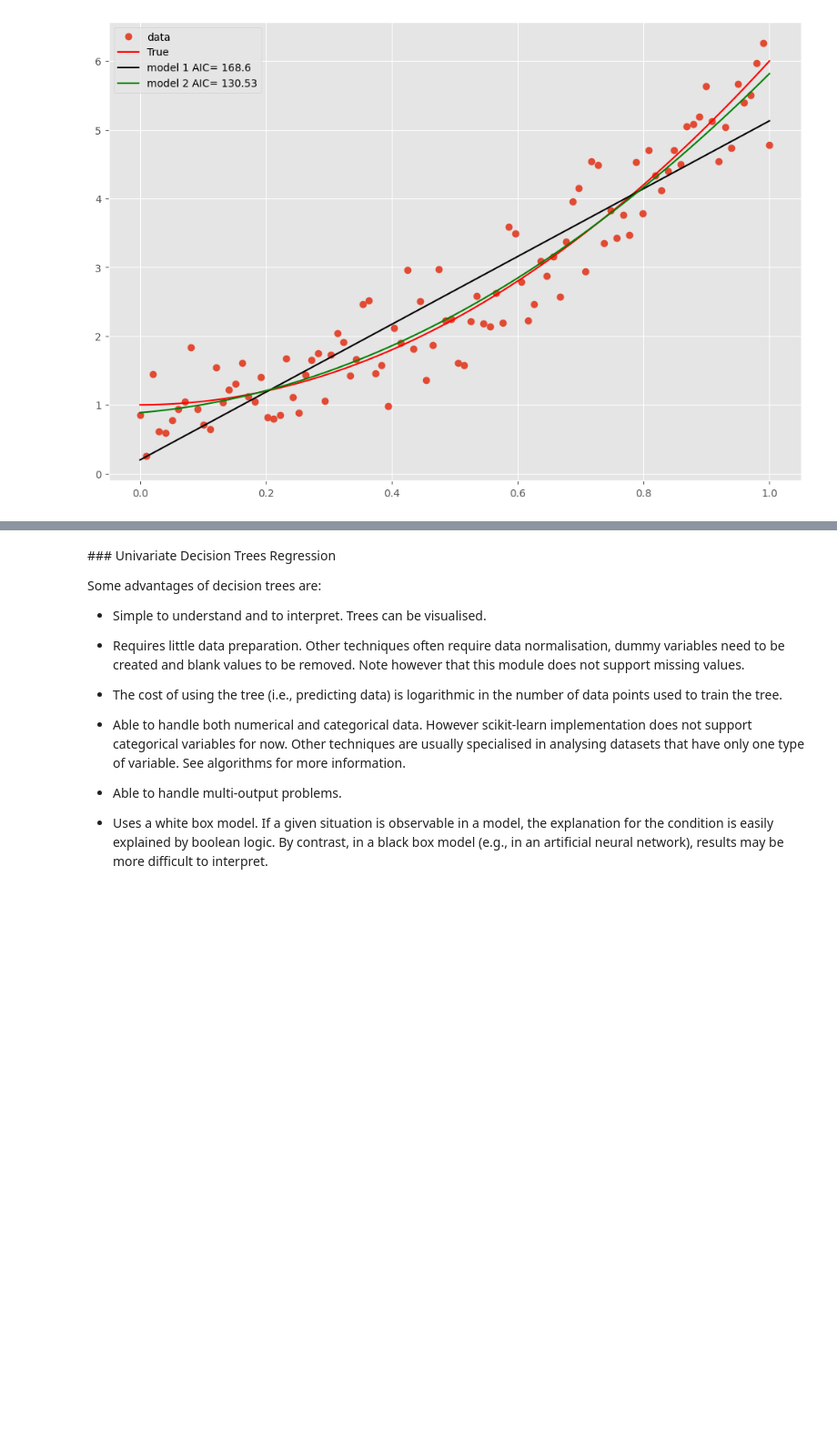
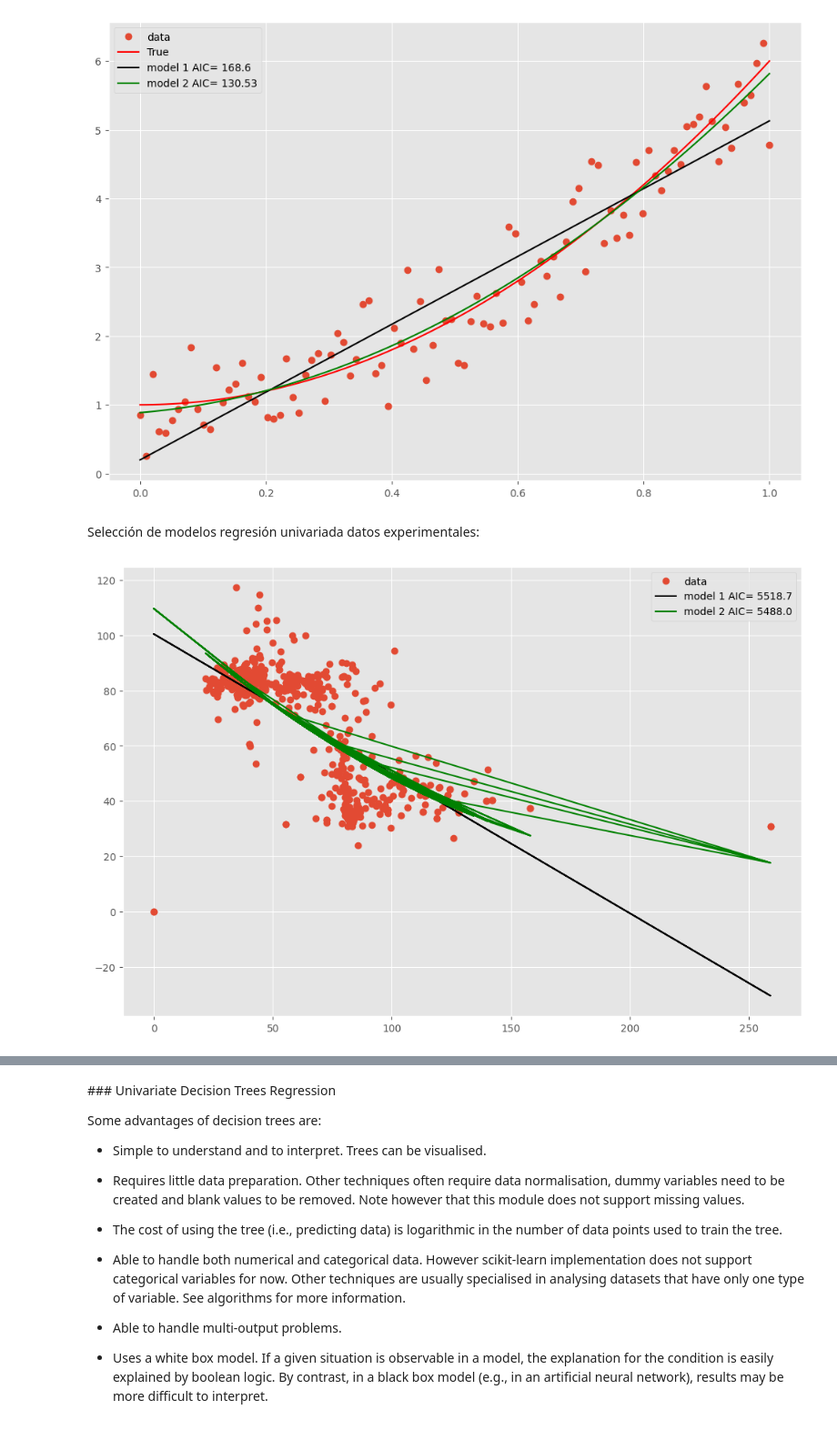
Before and after one commit to raulbenitez/ZUMAIN_course, a Jupyter notebook: analisis_datos_multivariados.ipynb, the cells around one changed output, grey strips where cells are left out. Shown at 91% size. Drawn from its saved outputs; the diff is of its cells as text; code cells hidden in the pictures; blank space fills up the shorter version.

```diff
--- a/analisis_datos_multivariados.ipynb
+++ b/analisis_datos_multivariados.ipynb
@@ -496,3 +463,27 @@ ax.legend()
 plt.show()
 # %% [output]
 [figure]
+# %% [markdown]
+Selección de modelos regresión univariada datos experimentales:
+# %%
+x = df3[['SLA']].values.reshape(-1,1) ## X are the input variables (or independent variables)
+y = df3["RWC"].values ## Y is the output/dependent variable
+
+# ajuste del modelo:
+X = sm.add_constant(x) # adds a first column with ones
+model1 = sm.OLS(y, X)
+results1 = model1.fit()
+
+X2 = np.column_stack((x, x**2))
+X2 = sm.add_constant(X2) # adds a first column with ones
+model2 = sm.OLS(y, X2)
+results2 = model2.fit()
+
+fig, ax = plt.subplots(figsize=(12,8))
+ax.plot(x, y, 'o', label="data")
+ax.plot(x, results1.fittedvalues, 'k-', label="model 1 AIC= {:.5}".format(results1.aic))
+ax.plot(x, results2.fittedvalues, 'g-', label="model 2 AIC= {:.5}".format(results2.aic))
+ax.legend()
+plt.show()
+# %% [output]
+[figure, added]
```
Also changed, not shown: parts of 10 cells of this notebook.
